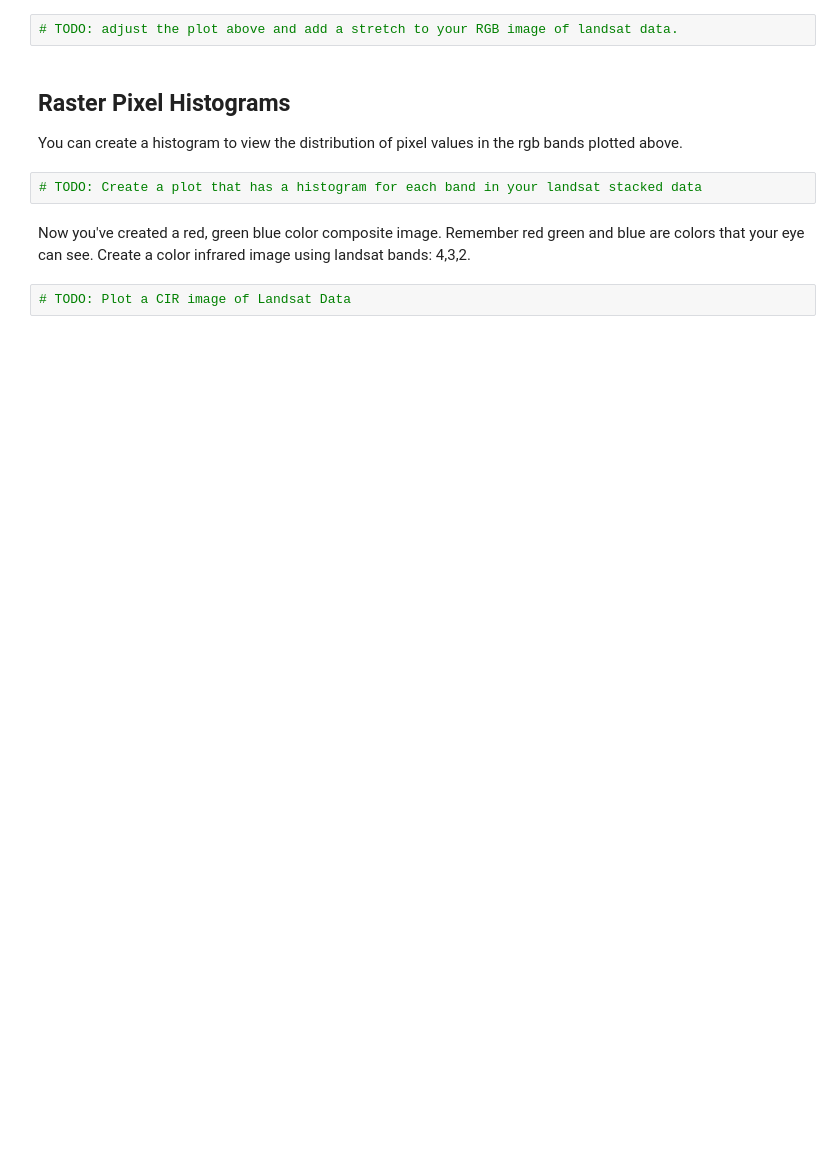
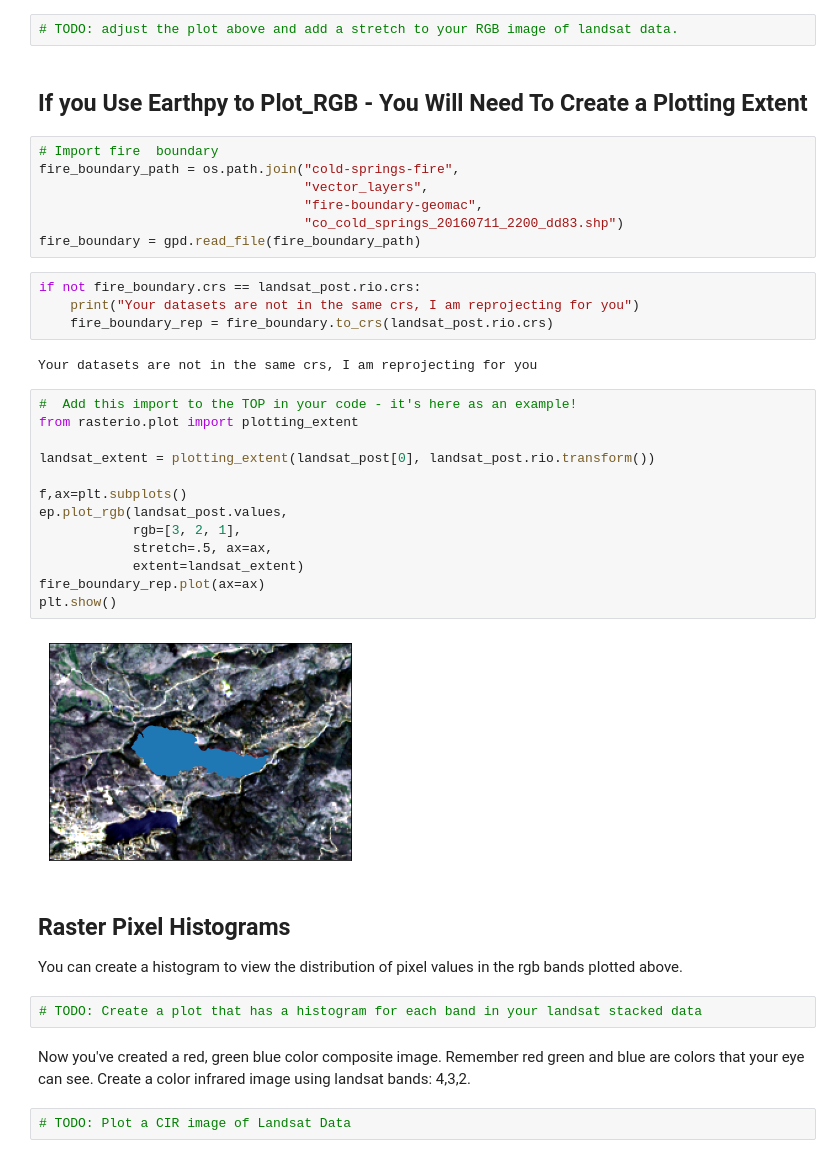
Before and after one commit to earthlab-education/ea-spring-2021-course-notebooks, a Jupyter notebook: in-class-demos/03-multispectral-remote-sensing-demo-landsat.ipynb, the cells around one changed output. Saved outputs shown, nothing was run; the diff lists cells and outputs as text; blank space fills up the shorter version.

```diff
--- a/in-class-demos/03-multispectral-remote-sensing-demo-landsat.ipynb
+++ b/in-class-demos/03-multispectral-remote-sensing-demo-landsat.ipynb
@@ -386,6 +385,36 @@ Below you use the stretch argument built into the earthpy `plot_rgb()` function.
 </figure>
 # %%
 # TODO: adjust the plot above and add a stretch to your RGB image of landsat data.
+# %% [markdown]
+##  If  you Use  Earthpy  to Plot_RGB  - You Will Need  To  Create  a  Plotting  Extent
+# %%
+# Import fire  boundary
+fire_boundary_path = os.path.join("cold-springs-fire",
+                                  "vector_layers",
+                                  "fire-boundary-geomac",
+                                  "co_cold_springs_20160711_2200_dd83.shp")
+fire_boundary = gpd.read_file(fire_boundary_path)
+# %%
+if not fire_boundary.crs == landsat_post.rio.crs:
+    print("Your datasets are not in the same crs, I am reprojecting for you")
+    fire_boundary_rep = fire_boundary.to_crs(landsat_post.rio.crs)
+# %% [output]
+Your datasets are not in the same crs, I am reprojecting for you
+# %%
+#  Add this import to the TOP in your code - it's here as an example!
+from rasterio.plot import plotting_extent
+
+landsat_extent = plotting_extent(landsat_post[0], landsat_post.rio.transform())
+
+f,ax=plt.subplots()
+ep.plot_rgb(landsat_post.values,
+            rgb=[3, 2, 1],
+            stretch=.5, ax=ax,
+            extent=landsat_extent)
+fire_boundary_rep.plot(ax=ax)
+plt.show()
+# %% [output]
+[figure, added]
 # %% [markdown]
 ## Raster Pixel Histograms
 
```
Also changed, not shown: parts of 2 cells of this notebook, 1 other file.
